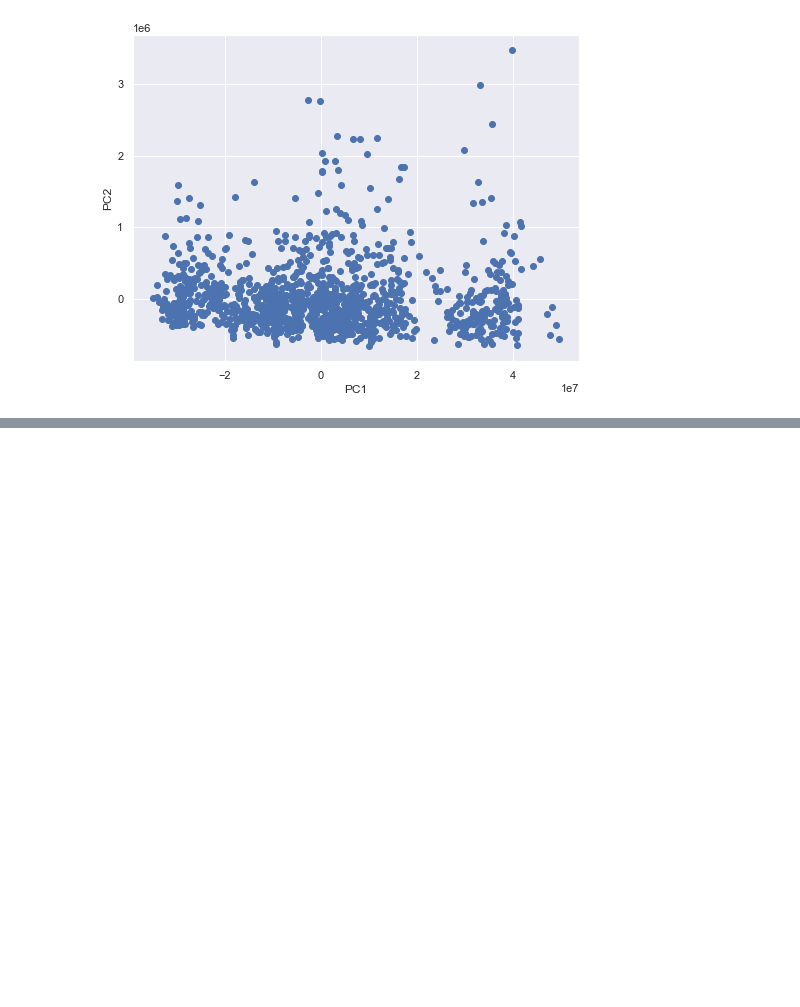
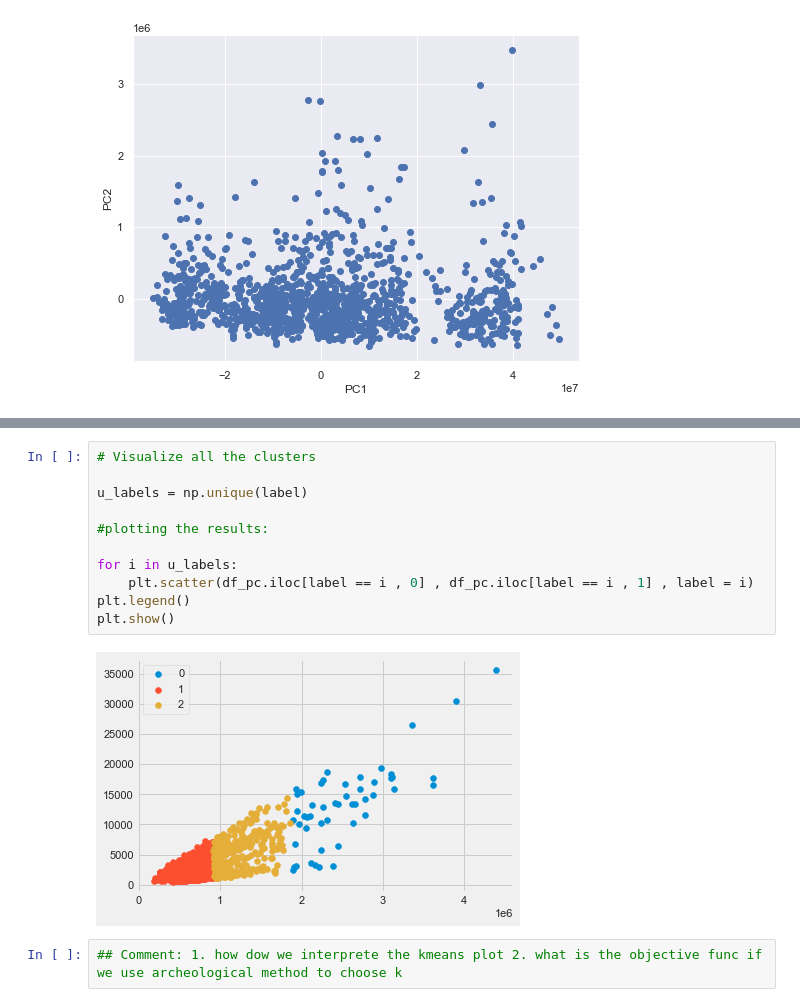
Before and after one commit to FeTaka/PDENG_data_mining_2_2021, a Jupyter notebook: Data Analysis/Elham_dylan_v0.ipynb, the cells around one changed output, grey strips where cells are left out. Saved outputs shown, nothing was run; the diff lists cells and outputs as text; blank space fills up the shorter version.

```diff
--- a/Data Analysis/Elham_dylan_v0.ipynb
+++ b/Data Analysis/Elham_dylan_v0.ipynb
@@ -127,0 +178,15 @@ Text(0, 0.5, 'PC2')
+# %%
+# Visualize all the clusters
+
+u_labels = np.unique(label)
+
+#plotting the results:
+
+for i in u_labels:
+    plt.scatter(df_pc.iloc[label == i , 0] , df_pc.iloc[label == i , 1] , label = i)
+plt.legend()
+plt.show()
+# %% [output]
+[figure, added]
+# %%
+## Comment: 1. how dow we interprete the kmeans plot 2. what is the objective func if we use archeological method to choose k
```
Also changed, not shown: parts of 13 cells of this notebook.
